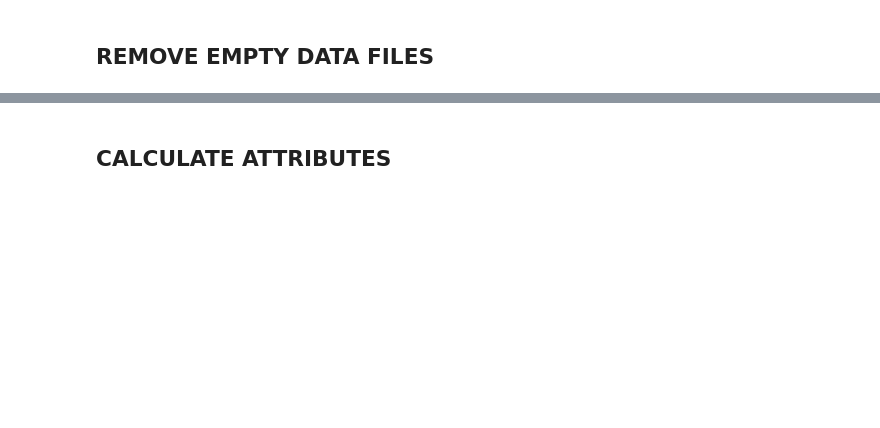
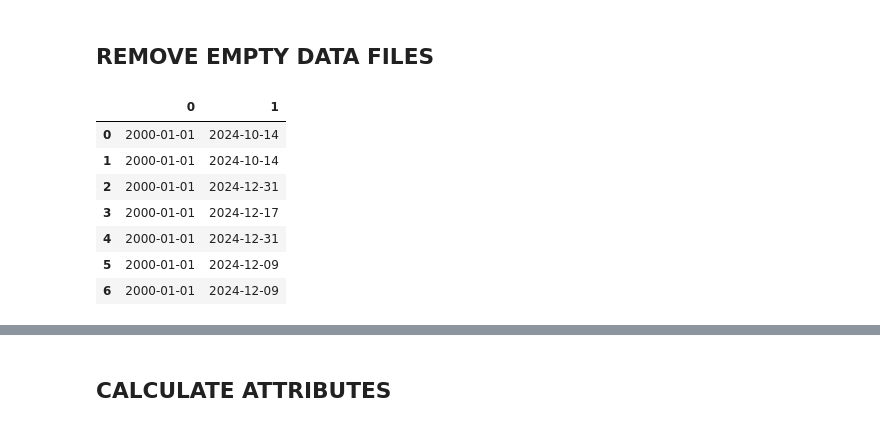
Before and after one commit to ascheliga/CYGNSS-GRACE, a Jupyter notebook: notebooks/GRDC_dataprocessing_EDA.ipynb, the cells around one changed output, grey strips where cells are left out. Saved outputs shown, nothing was run; the diff lists cells and outputs as text; code cells hidden in the pictures; blank space fills up the shorter version.

```diff
--- a/notebooks/GRDC_dataprocessing_EDA.ipynb
+++ b/notebooks/GRDC_dataprocessing_EDA.ipynb
@@ -69,6 +69,16 @@ with Pool() as pool:
     )
 # %%
 result_df = pd.DataFrame(result)
+result_df
+# %% [output]
+|  | 0 | 1 |
+| 0 | 2000-01-01 | 2024-10-14 |
+| 1 | 2000-01-01 | 2024-10-14 |
+| 2 | 2000-01-01 | 2024-12-31 |
+| 3 | 2000-01-01 | 2024-12-17 |
+| 4 | 2000-01-01 | 2024-12-31 |
+| 5 | 2000-01-01 | 2024-12-09 |
+| 6 | 2000-01-01 | 2024-12-09 |
 # %%
 get_start_stop_dates(grdc_ids.iloc[0])
 # %% [output]
```
Also changed, not shown: parts of 10 cells of this notebook, 2 other files.
